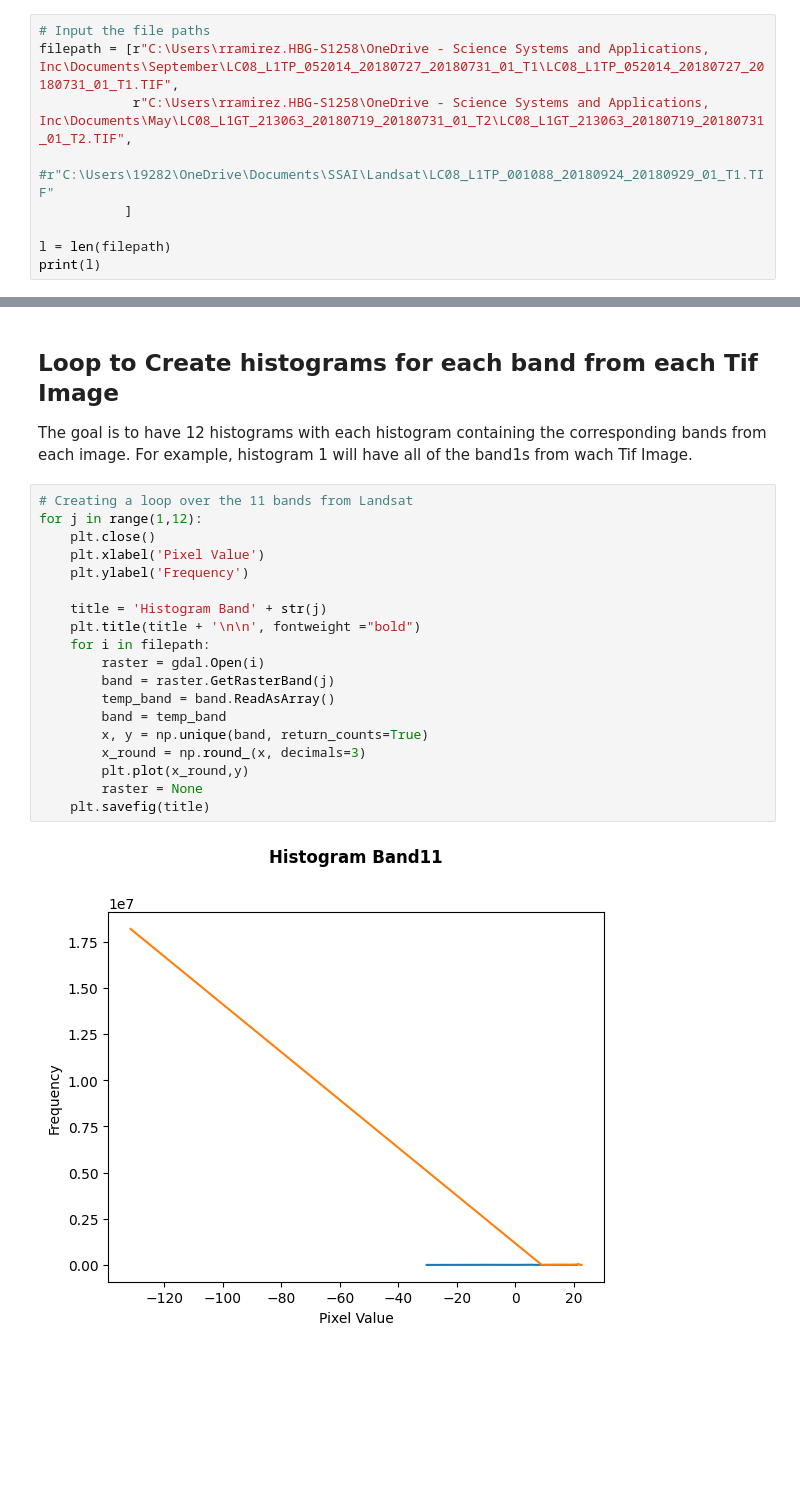
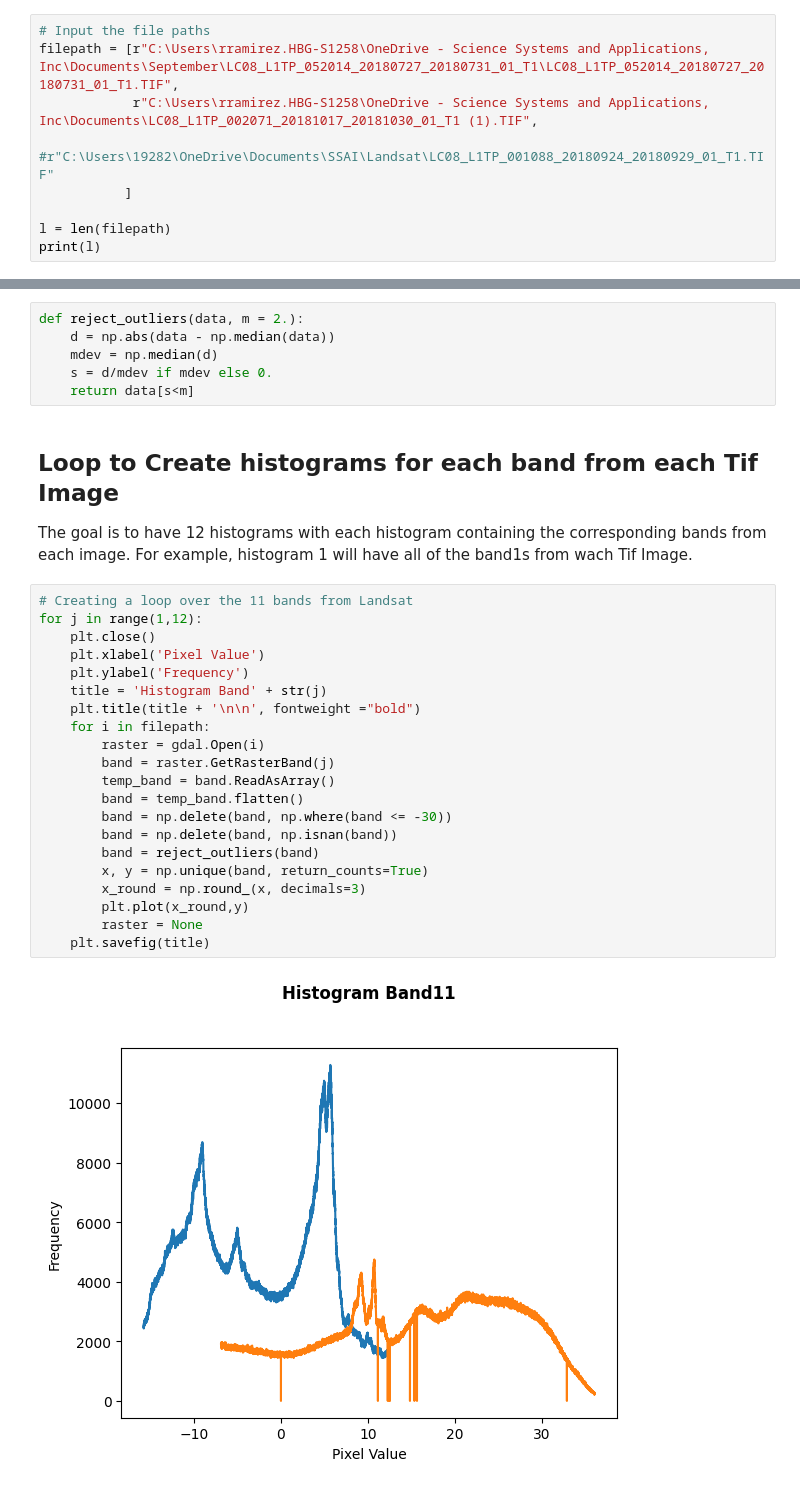
Before and after one commit to rxramir/Landsat-8, a Jupyter notebook: Landsat Histogram for Multiple Images.ipynb, the cells around one changed output, grey strips where cells are left out. Drawn from its saved outputs; the diff is of its cells as text; blank space fills up the shorter version.

Commit message:
Add files via upload
The histogram program for multiple images while removing outliers and background pixels.

```diff
--- a/Landsat Histogram for Multiple Images.ipynb
+++ b/Landsat Histogram for Multiple Images.ipynb
@@ -17,7 +17,7 @@ Read in the Landsat images and find the number of images loaded
 # %%
 # Input the file paths
 filepath = [r"C:\Users\rramirez.HBG-S1258\OneDrive - Science Systems and Applications, Inc\Documents\September\LC08_L1TP_052014_20180727_20180731_01_T1\LC08_L1TP_052014_20180727_20180731_01_T1.TIF",
-            r"C:\Users\rramirez.HBG-S1258\OneDrive - Science Systems and Applications, Inc\Documents\May\LC08_L1GT_213063_20180719_20180731_01_T2\LC08_L1GT_213063_20180719_20180731_01_T2.TIF",
+            r"C:\Users\rramirez.HBG-S1258\OneDrive - Science Systems and Applications, Inc\Documents\LC08_L1TP_002071_20181017_20181030_01_T1 (1).TIF",
             #r"C:\Users\19282\OneDrive\Documents\SSAI\Landsat\LC08_L1TP_001088_20180924_20180929_01_T1.TIF"
            ]
 
@@ -28,24 +30,32 @@ print(l)
+# %%
+def reject_outliers(data, m = 2.):
+    d = np.abs(data - np.median(data))
+    mdev = np.median(d)
+    s = d/mdev if mdev else 0.
+    return data[s<m]
 # %% [markdown]
 ## Loop to Create histograms for each band from each Tif Image
 The goal is to have 12 histograms with each histogram containing the corresponding bands from each image. For example, histogram 1 will have all of the band1s from wach Tif Image.
 # %%
 # Creating a loop over the 11 bands from Landsat
 for j in range(1,12):
     plt.close()
     plt.xlabel('Pixel Value')
     plt.ylabel('Frequency')
-
     title = 'Histogram Band' + str(j)
     plt.title(title + '\n\n', fontweight ="bold")
     for i in filepath:
         raster = gdal.Open(i)
         band = raster.GetRasterBand(j)
         temp_band = band.ReadAsArray()
-        band = temp_band
+        band = temp_band.flatten()
+        band = np.delete(band, np.where(band <= -30))
+        band = np.delete(band, np.isnan(band))
+        band = reject_outliers(band)
         x, y = np.unique(band, return_counts=True)
         x_round = np.round_(x, decimals=3)
         plt.plot(x_round,y)
         raster = None
     plt.savefig(title)
 # %% [output]
-[figure, old version]
+[figure, new version]
```
Also changed, not shown: parts of 1 cell of this notebook.
